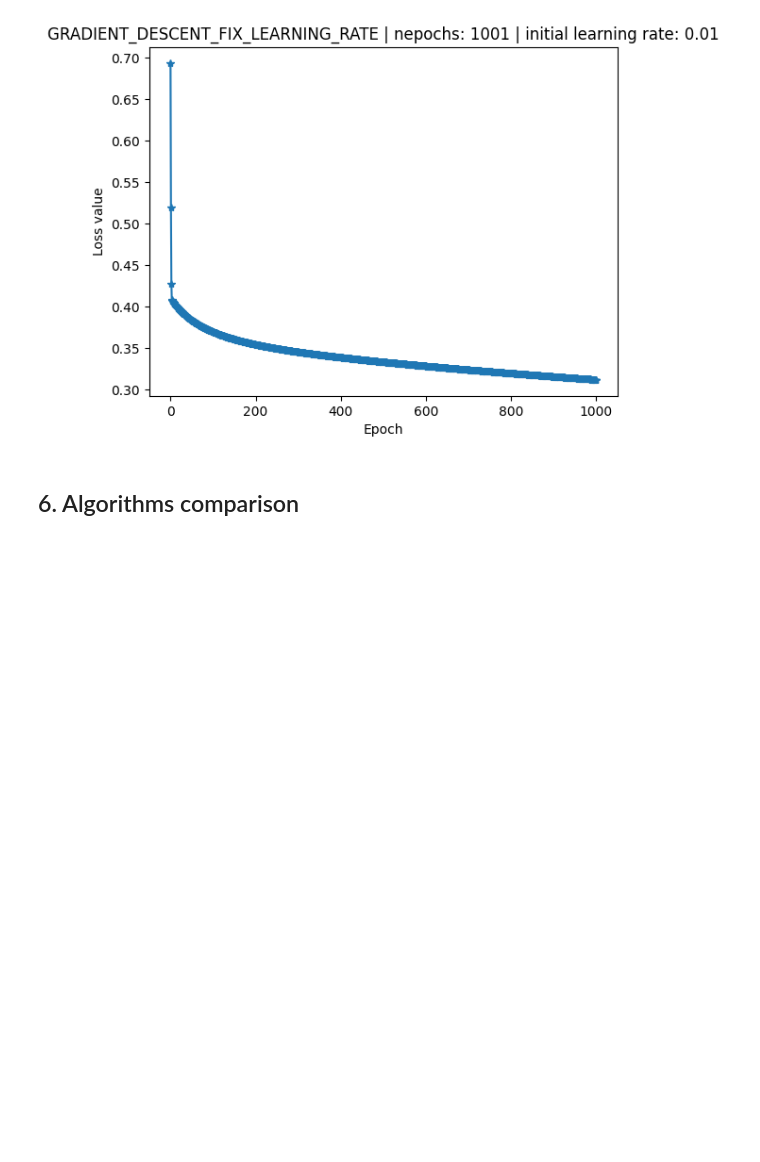
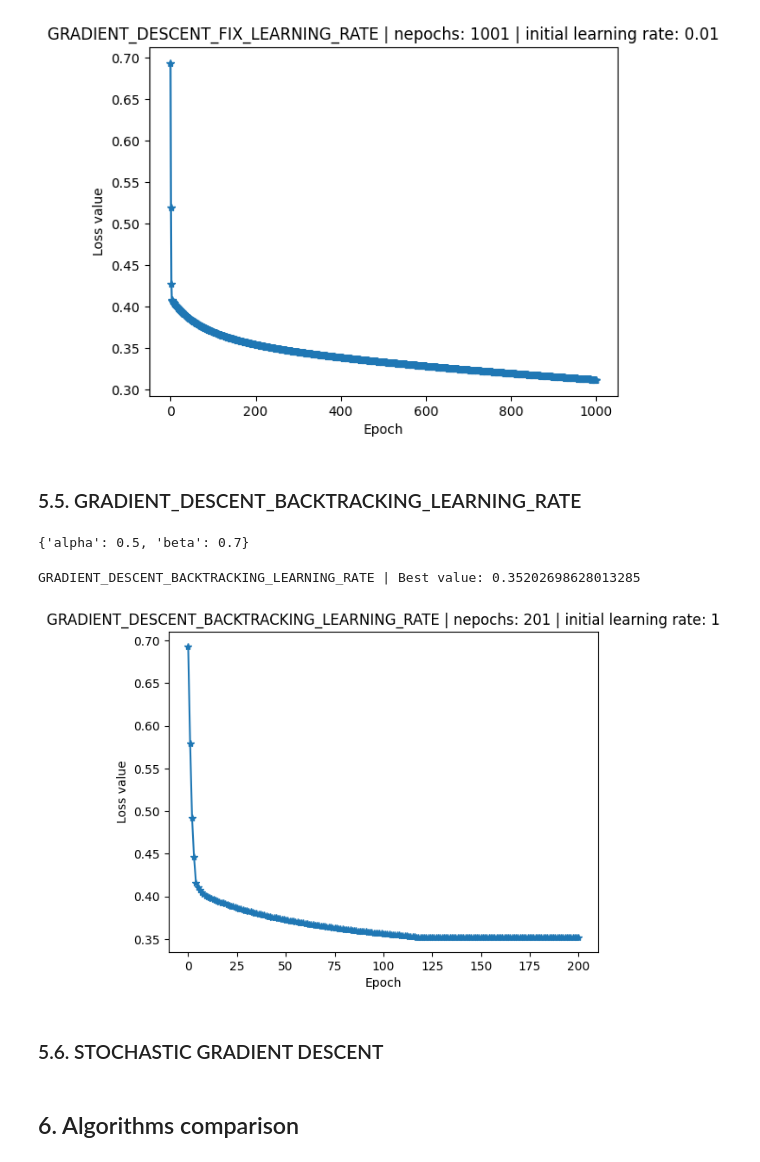
Before and after one commit to DucTrung1802/advanced-optimization, a Jupyter notebook: hw2/advanced_optimization_hw2.ipynb, the cells around one changed output. Saved outputs shown, nothing was run; the diff lists cells and outputs as text; code cells hidden in the pictures; blank space fills up the shorter version.

Commit message:
CHECKPOINT: complete GRADIENT_DESCENT_BACKTRACKING_LEARNING_RATE

```diff
--- a/hw2/advanced_optimization_hw2.ipynb
+++ b/hw2/advanced_optimization_hw2.ipynb
@@ -514,6 +627,44 @@ one_for_all(
 # %% [output]
 GRADIENT_DESCENT_FIX_LEARNING_RATE | Best value: 0.3118775353656633
 [figure]
+# %% [markdown]
+### 5.5. GRADIENT_DESCENT_BACKTRACKING_LEARNING_RATE
+# %%
+ALGORITHM_TYPE = AlgorithmType.GRADIENT_DESCENT_BACKTRACKING_LEARNING_RATE
+INITIAL_W = np.zeros((371, 1))
+INITIAL_LEARNING_RATE = 1
+
+ALPHA = 0.1
+BETA = 0.8
+# %%
+# ADDITIONAL PARAMETERS
+ADDITIONAL_PARAMETERS = ALGORITHM_TYPE.value
+ADDITIONAL_PARAMETERS
+# %% [output]
+{'alpha': 0.5, 'beta': 0.7}
+# %%
+ADDITIONAL_PARAMETERS["alpha"] = ALPHA
+ADDITIONAL_PARAMETERS["beta"] = BETA
+# %%
+one_for_all(
+    algorithm_type=AlgorithmType.GRADIENT_DESCENT_BACKTRACKING_LEARNING_RATE,
+    Xbar=Xbar,
+    y=y,
+    cost=cost,
+    grad=grad,
+    initial_w=INITIAL_W,
+    initial_learning_rate=INITIAL_LEARNING_RATE,
+    algorithm_name=AlgorithmType.GRADIENT_DESCENT_BACKTRACKING_LEARNING_RATE.name,
+    max_epochs=200,
+    eps=1e-6,
+    marker="*",
+    additional_parameters=ADDITIONAL_PARAMETERS,
+)
+# %% [output]
+GRADIENT_DESCENT_BACKTRACKING_LEARNING_RATE | Best value: 0.35202698628013285
+[figure, added]
+# %% [markdown]
+### 5.6. STOCHASTIC GRADIENT DESCENT
 # %% [markdown]
 ## 6. Algorithms comparison
 # %% [markdown]
```
Also changed, not shown: parts of 6 cells of this notebook.
